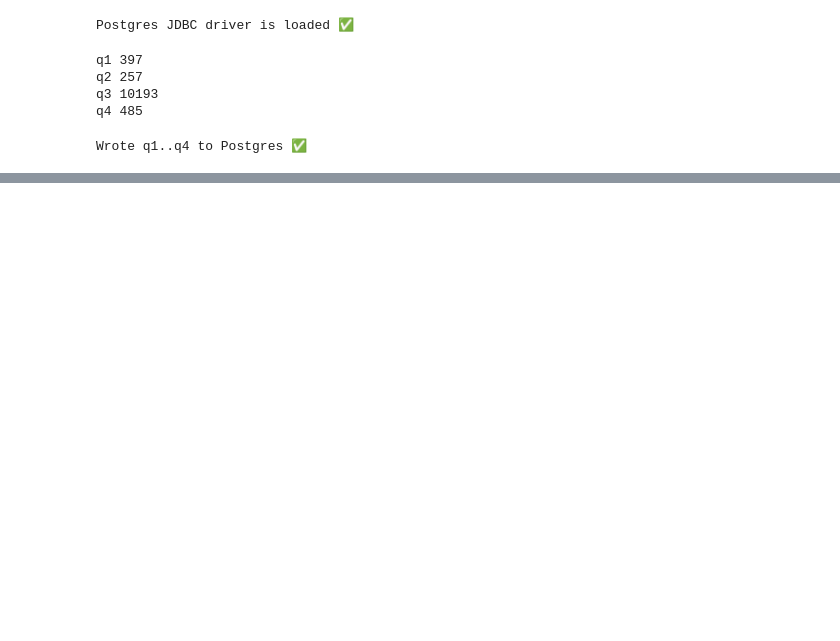
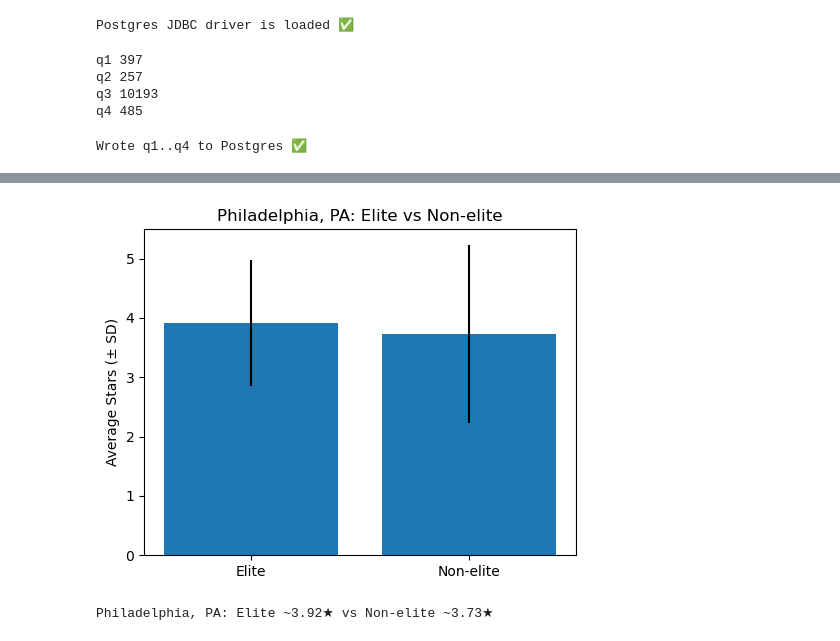
Before and after one commit to PeakFiction/INFSIndividualProject, a Jupyter notebook: notebooks/02_queries.ipynb, the cells around one changed output, grey strips where cells are left out. Drawn from its saved outputs; the diff is of its cells as text; code cells hidden in the pictures; blank space fills up the shorter version.

```diff
--- a/notebooks/02_queries.ipynb
+++ b/notebooks/02_queries.ipynb
@@ -251,0 +291,25 @@ SQL
+# %%
+# L.3 – Plot 2: Elite vs. Non-elite comparison for the most-reviewed city (from q2)
+# pick a city/state with most reviews
+city_key = (q2_df.groupby(["city","state"])["n_reviews"]
+                 .sum()
+                 .sort_values(ascending=False)
+                 .index[0])
+city, state = city_key
+
+subset = q2_df[(q2_df["city"]==city) & (q2_df["state"]==state)].copy()
+subset["group"] = subset["is_elite"].map({0:"Non-elite", 1:"Elite"})
+
+plt.figure(figsize=(5,4))
+plt.bar(subset["group"], subset["avg_stars"], yerr=subset["sd_stars"])
+plt.ylabel("Average Stars (± SD)")
+plt.title(f"{city}, {state}: Elite vs Non-elite")
+plt.tight_layout()
+plt.show()
+
+elite = subset[subset["group"]=="Elite"]["avg_stars"].values[0]
+non   = subset[subset["group"]=="Non-elite"]["avg_stars"].values[0]
+print(f"{city}, {state}: Elite ~{elite:.2f}★ vs Non-elite ~{non:.2f}★")
+# %% [output]
+[figure, added]
+Philadelphia, PA: Elite ~3.92★ vs Non-elite ~3.73★
```
Also changed, not shown: parts of 4 cells of this notebook.
